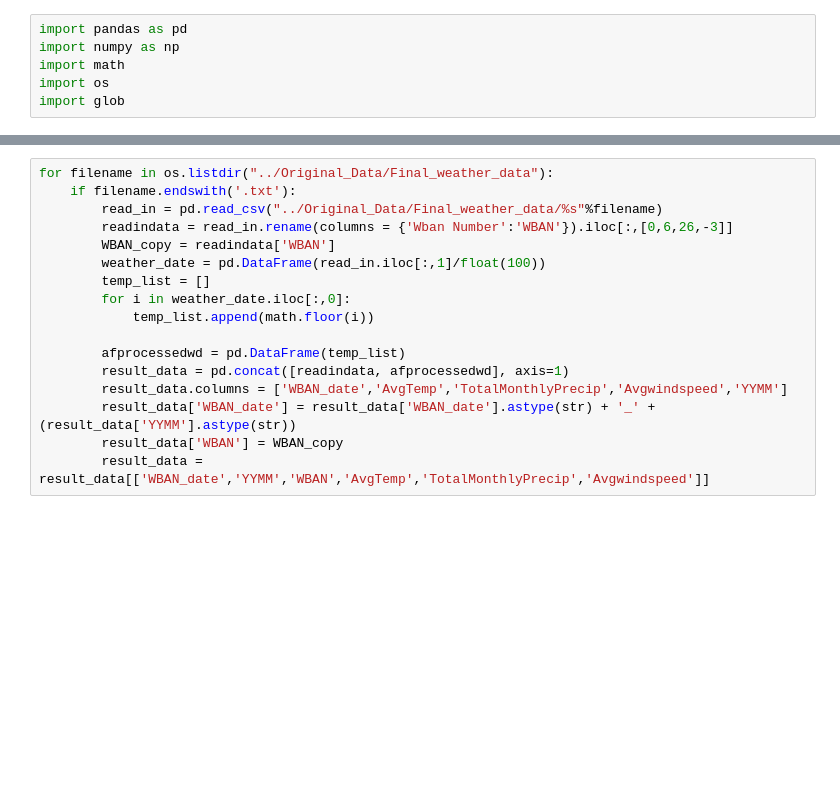
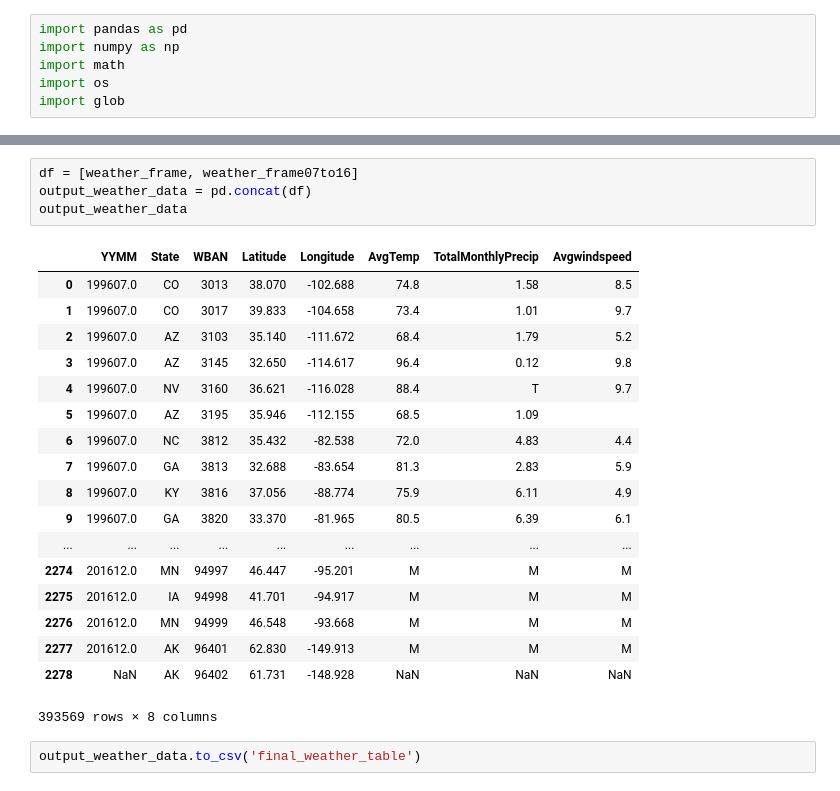
Before and after one commit to tydpan/EASE-Project, a Jupyter notebook: Arranged_Data/weather_data.ipynb, the cells around one changed output, grey strips where cells are left out. Saved outputs shown, nothing was run; the diff lists cells and outputs as text; blank space fills up the shorter version.

```diff
--- a/Arranged_Data/weather_data.ipynb
+++ b/Arranged_Data/weather_data.ipynb
@@ -130,17 +100,25 @@ frame
-# %%
-for filename in os.listdir("../Original_Data/Final_weather_data"):
-    if filename.endswith('.txt'):
-        read_in = pd.read_csv("../Original_Data/Final_weather_data/%s"%filename)
-        readindata = read_in.rename(columns = {'Wban Number':'WBAN'}).iloc[:,[0,6,26,-3]]
-        WBAN_copy = readindata['WBAN']
-        weather_date = pd.DataFrame(read_in.iloc[:,1]/float(100))
-        temp_list = []
-        for i in weather_date.iloc[:,0]:
-            temp_list.append(math.floor(i))
-
-        afprocessedwd = pd.DataFrame(temp_list)
-        result_data = pd.concat([readindata, afprocessedwd], axis=1)
-        result_data.columns = ['WBAN_date','AvgTemp','TotalMonthlyPrecip','Avgwindspeed','YYMM']
-        result_data['WBAN_date'] = result_data['WBAN_date'].astype(str) + '_' + (result_data['YYMM'].astype(str))
-        result_data['WBAN'] = WBAN_copy
-        result_data = result_data[['WBAN_date','YYMM','WBAN','AvgTemp','TotalMonthlyPrecip','Avgwindspeed']]
+# %%
+df = [weather_frame, weather_frame07to16]
+output_weather_data = pd.concat(df)
+output_weather_data
+# %% [output]
+|  | YYMM | State | WBAN | Latitude | Longitude | AvgTemp | TotalMonthlyPrecip | Avgwindspeed |
+| 0 | 199607.0 | CO | 3013 | 38.070 | -102.688 | 74.8 | 1.58 | 8.5 |
+| 1 | 199607.0 | CO | 3017 | 39.833 | -104.658 | 73.4 | 1.01 | 9.7 |
+| 2 | 199607.0 | AZ | 3103 | 35.140 | -111.672 | 68.4 | 1.79 | 5.2 |
+| 3 | 199607.0 | AZ | 3145 | 32.650 | -114.617 | 96.4 | 0.12 | 9.8 |
+| 4 | 199607.0 | NV | 3160 | 36.621 | -116.028 | 88.4 | T | 9.7 |
+| 5 | 199607.0 | AZ | 3195 | 35.946 | -112.155 | 68.5 | 1.09 |  |
+| 6 | 199607.0 | NC | 3812 | 35.432 | -82.538 | 72.0 | 4.83 | 4.4 |
+| 7 | 199607.0 | GA | 3813 | 32.688 | -83.654 | 81.3 | 2.83 | 5.9 |
+| 8 | 199607.0 | KY | 3816 | 37.056 | -88.774 | 75.9 | 6.11 | 4.9 |
+| 9 | 199607.0 | GA | 3820 | 33.370 | -81.965 | 80.5 | 6.39 | 6.1 |
+| ... | ... | ... | ... | ... | ... | ... | ... | ... |
+| 2274 | 201612.0 | MN | 94997 | 46.447 | -95.201 | M | M | M |
+| 2275 | 201612.0 | IA | 94998 | 41.701 | -94.917 | M | M | M |
+| 2276 | 201612.0 | MN | 94999 | 46.548 | -93.668 | M | M | M |
+| 2277 | 201612.0 | AK | 96401 | 62.830 | -149.913 | M | M | M |
+| 2278 | NaN | AK | 96402 | 61.731 | -148.928 | NaN | NaN | NaN |
+393569 rows × 8 columns
+# %%
+output_weather_data.to_csv('final_weather_table')
```
Also changed, not shown: parts of 5 cells of this notebook.
